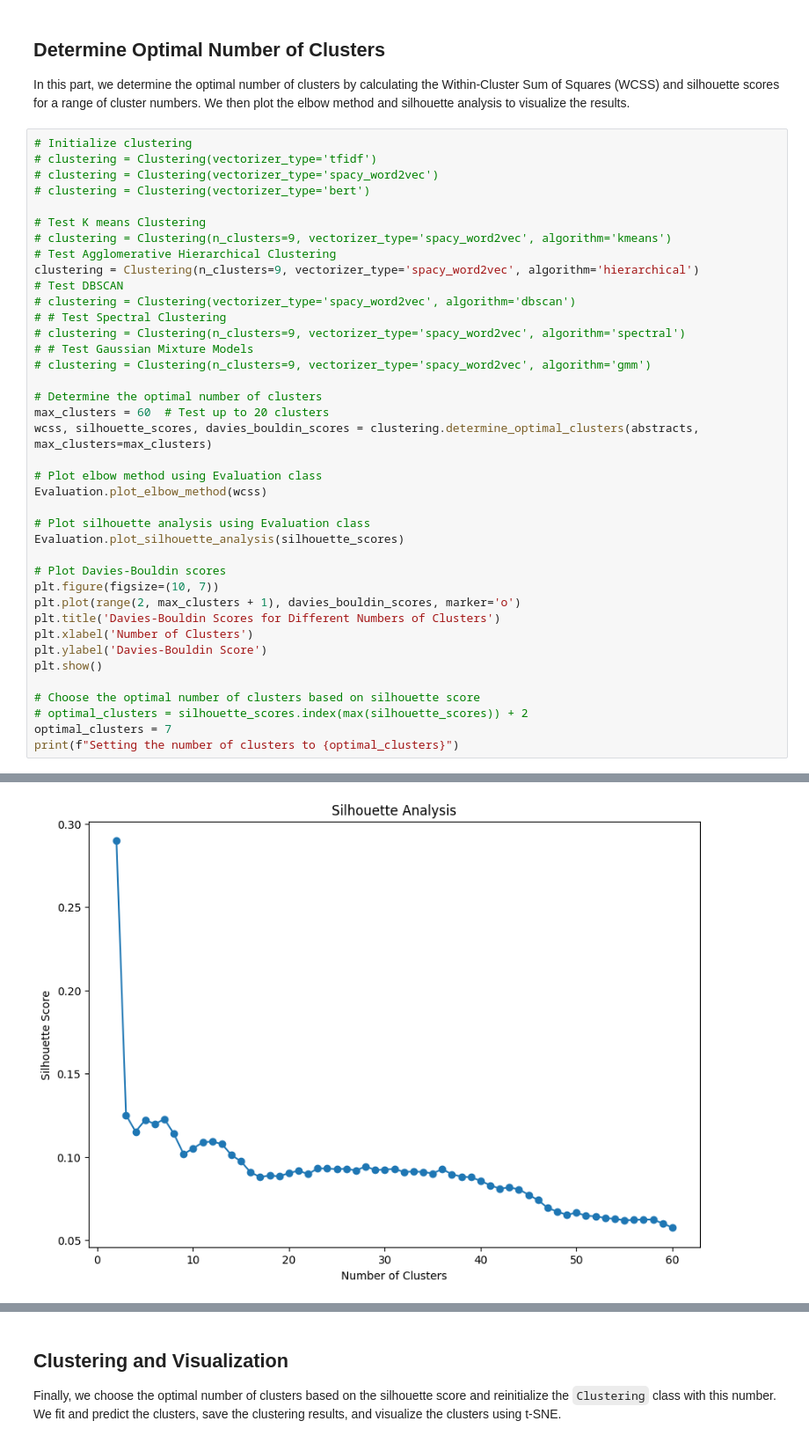
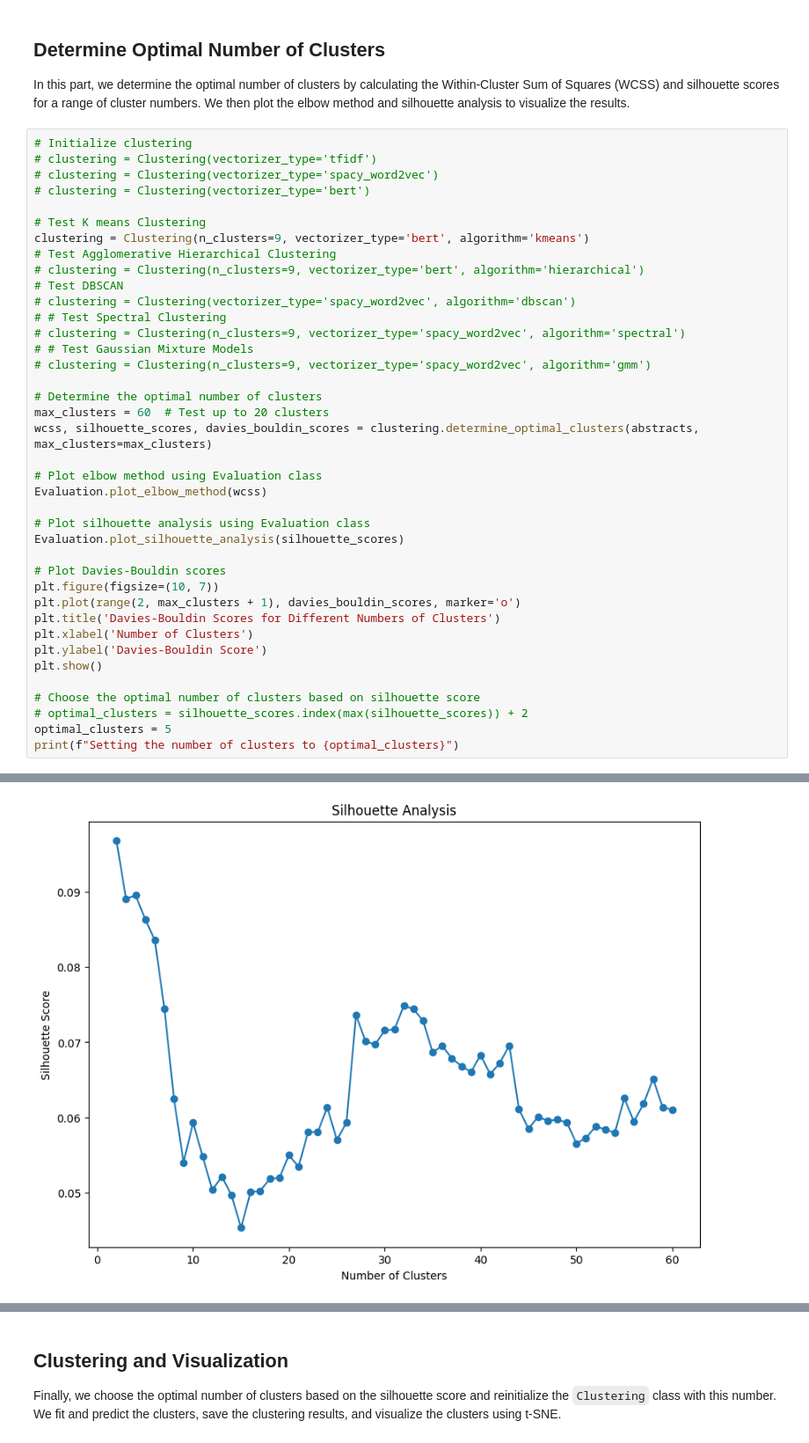
Before and after one commit to wuzikang961215/ResearchPaperClustering, a Jupyter notebook: ResearchPaperClustering.ipynb, the cells around one changed output, grey strips where cells are left out. Shown at 88% size. Saved outputs shown, nothing was run; the diff lists cells and outputs as text.

Commit message:
bert + kmeans

```diff
--- a/ResearchPaperClustering.ipynb
+++ b/ResearchPaperClustering.ipynb
@@ -147,9 +147,9 @@ In this part, we determine the optimal number of clusters by calculating the Wit
 # clustering = Clustering(vectorizer_type='bert')
 
 # Test K means Clustering
-# clustering = Clustering(n_clusters=9, vectorizer_type='spacy_word2vec', algorithm='kmeans')
+clustering = Clustering(n_clusters=9, vectorizer_type='bert', algorithm='kmeans')
 # Test Agglomerative Hierarchical Clustering
-clustering = Clustering(n_clusters=9, vectorizer_type='spacy_word2vec', algorithm='hierarchical')
+# clustering = Clustering(n_clusters=9, vectorizer_type='bert', algorithm='hierarchical')
 # Test DBSCAN
 # clustering = Clustering(vectorizer_type='spacy_word2vec', algorithm='dbscan')
 # # Test Spectral Clustering
@@ -177,6 +177,6 @@ plt.show()
 
 # Choose the optimal number of clusters based on silhouette score
 # optimal_clusters = silhouette_scores.index(max(silhouette_scores)) + 2
-optimal_clusters = 7
+optimal_clusters = 5
 print(f"Setting the number of clusters to {optimal_clusters}")
 # %% [output]
@@ -184 +184 @@ print(f"Setting the number of clusters to {optimal_clusters}")
-[figure, old version]
+[figure, new version]
```
Also changed, not shown: parts of 4 cells of this notebook, 3 other files.
